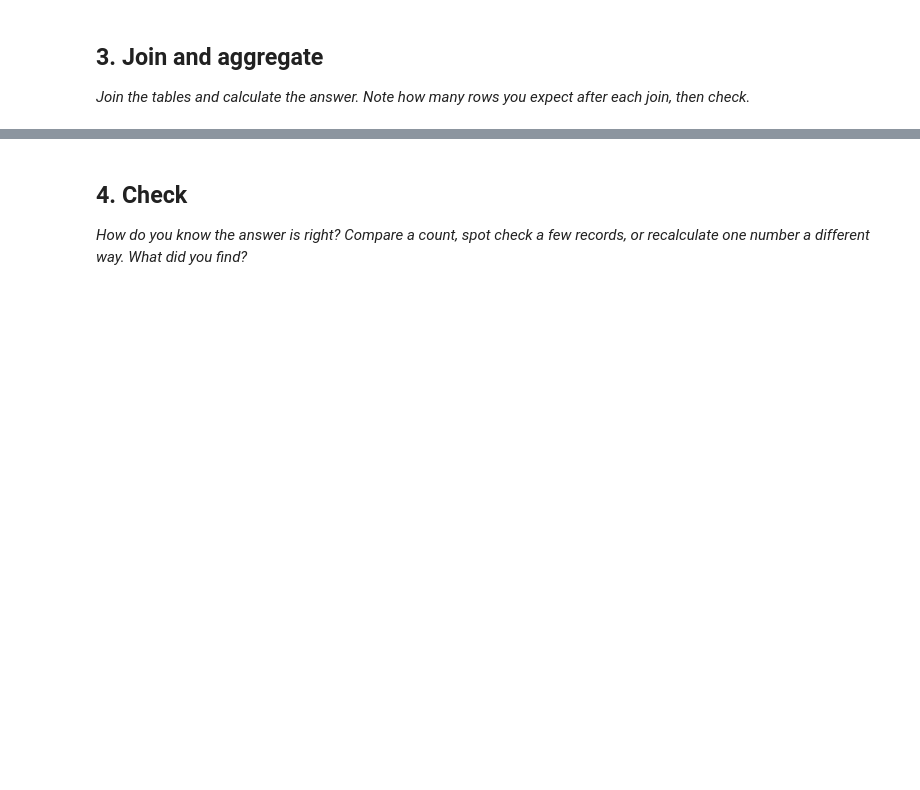
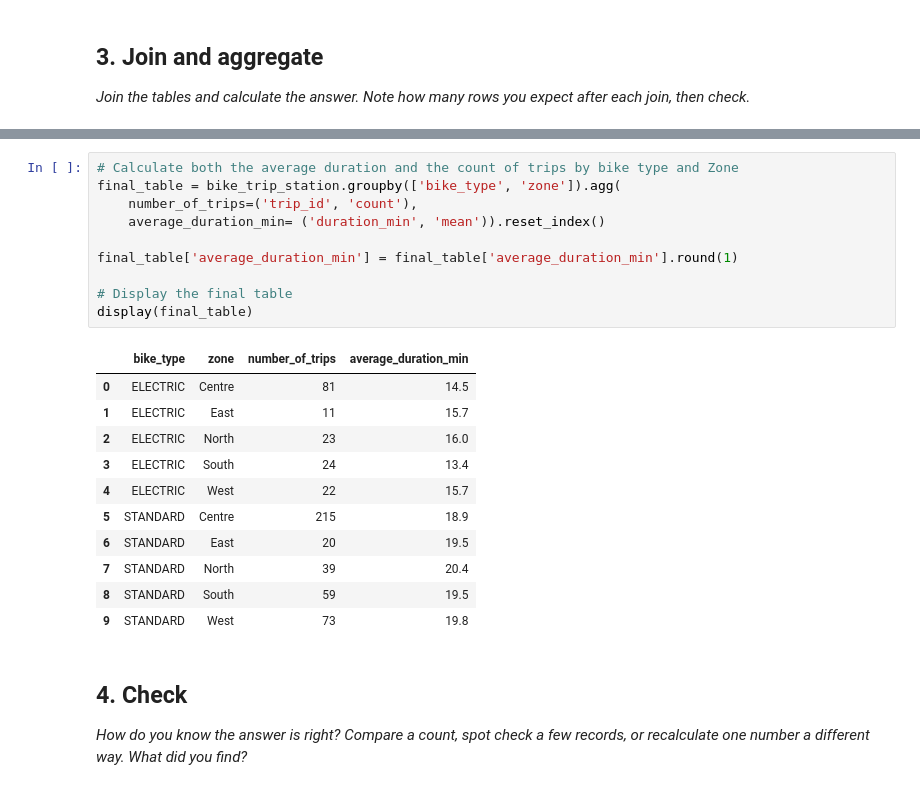
Before and after one commit to Aurora-DS-1728821/AnalyticsEngineeringPracticeWork, a Jupyter notebook: 2_03_practice_bike_hire_student.ipynb, the cells around one changed output, grey strips where cells are left out. Cells and saved outputs as stored; diff of their text form; blank space fills up the shorter version.

```diff
--- a/2_03_practice_bike_hire_student.ipynb
+++ b/2_03_practice_bike_hire_student.ipynb
@@ -486,3 +502,25 @@ bike_trip_station.head()
+# %%
+# Calculate both the average duration and the count of trips by bike type and Zone
+final_table = bike_trip_station.groupby(['bike_type', 'zone']).agg(
+    number_of_trips=('trip_id', 'count'),
+    average_duration_min= ('duration_min', 'mean')).reset_index()
+
+final_table['average_duration_min'] = final_table['average_duration_min'].round(1)
+
+# Display the final table
+display(final_table)
+# %% [output]
+|  | bike_type | zone | number_of_trips | average_duration_min |
+| 0 | ELECTRIC | Centre | 81 | 14.5 |
+| 1 | ELECTRIC | East | 11 | 15.7 |
+| 2 | ELECTRIC | North | 23 | 16.0 |
+| 3 | ELECTRIC | South | 24 | 13.4 |
+| 4 | ELECTRIC | West | 22 | 15.7 |
+| 5 | STANDARD | Centre | 215 | 18.9 |
+| 6 | STANDARD | East | 20 | 19.5 |
+| 7 | STANDARD | North | 39 | 20.4 |
+| 8 | STANDARD | South | 59 | 19.5 |
+| 9 | STANDARD | West | 73 | 19.8 |
 # %% [markdown]
 ## 4. Check
 
```
Also changed, not shown: parts of 2 cells of this notebook.
